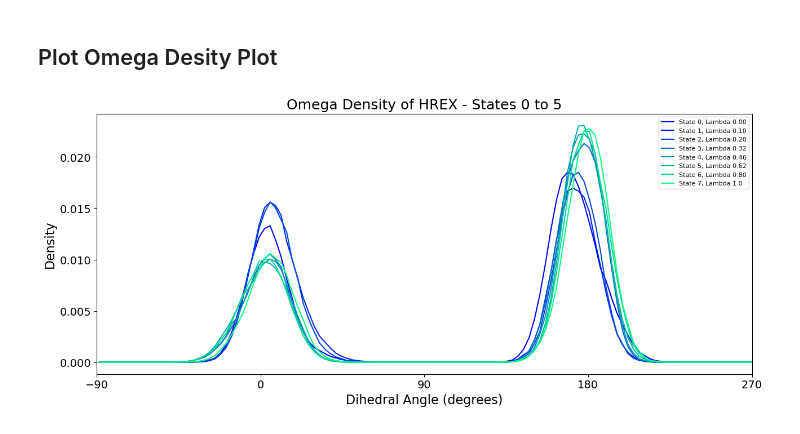
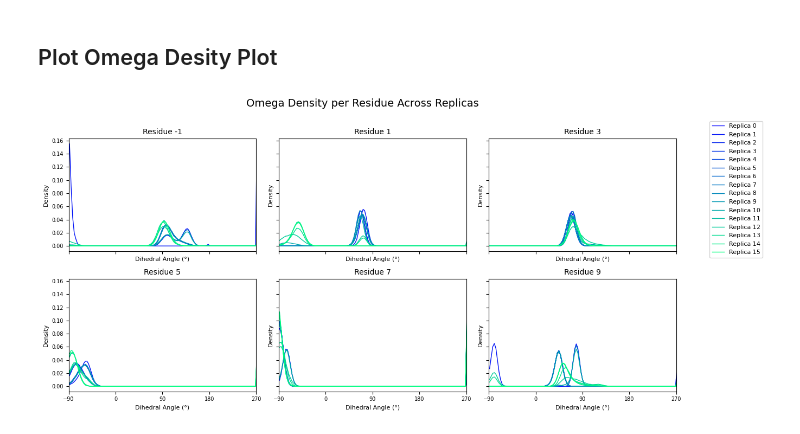
Before and after one commit to vvoelz/nspe-oligomers, a Jupyter notebook: peptoid/nspe_7_2/analysis/traj_analysis.ipynb, the cells around one changed output. Saved outputs shown, nothing was run; the diff lists cells and outputs as text; code cells hidden in the pictures.

Commit message:
adding tracing the replicas across thermo lambda state in analysis scripts for nspe71 and nspe72

```diff
--- a/peptoid/nspe_7_2/analysis/traj_analysis.ipynb
+++ b/peptoid/nspe_7_2/analysis/traj_analysis.ipynb
@@ -393,12 +400,12 @@ num_residues = len(residues_to_plot)
 ShowPlots = True
 
 # Set default font sizes globally
-plt.rc('font', size=16)         # controls default text sizes
-plt.rc('axes', titlesize=18)    # fontsize of the axes title
-plt.rc('axes', labelsize=16)    # fontsize of the x and y labels
-plt.rc('xtick', labelsize=14)   # fontsize of the tick labels
-plt.rc('ytick', labelsize=14)   # fontsize of the tick labels
-plt.rc('legend', fontsize=18)   # legend fontsize
+plt.rc('font', size=8)         # controls default text sizes
+plt.rc('axes', titlesize=9)    # fontsize of the axes title
+plt.rc('axes', labelsize=8)    # fontsize of the x and y labels
+plt.rc('xtick', labelsize=7)   # fontsize of the tick labels
+plt.rc('ytick', labelsize=7)   # fontsize of the tick labels
+plt.rc('legend', fontsize=9)   # legend fontsize
 
 # Plot omega angles vs time for selected residues for each replica
 for i in [0, 10]:
@@ -531,4 +545,4 @@ state 5:, (20001, 6)
 # %%
-current_state = np.arange(0, 8, 1).tolist()
+current_state = np.arange(0, state_num, 1).tolist()
 current_state
 # %% [output]
@@ -536,9 +550,4 @@ current_state
 # %%
-HREX_dir = '..'
-HREX_list = [f"HREX_{i}" for i in range(1, 2)]
-
-current_state = np.arange(0, 8, 1).tolist()
-
 pattern = 'Repl ex'
 output_file = 'replica_indices.dat'
 
@@ -706,34 +785,57 @@ Saved at: traj_data/Omega_angles_vs_Time_Replica_7_in_19AE1-4-A.png
 # %% [markdown]
 ## Plot Omega Desity Plot
 # %%
-save_dir = 'traj_data'
-num_states = 8
-lambda_val = ['0.00',  '0.10',  '0.20',  '0.32',  '0.46',  '0.62',  '0.80',  '1.0' ]
+# Omega
+#residues_to_plot = np.arange(0, 12, 2).tolist()  # [0, 2, 4, 6, 8, 10]
+# Psi
+residues_to_plot = [x - 1 for x in np.arange(0, 12, 2)]
 
-fig, ax = plt.subplots(figsize=(15, 6))
-cmap = cm.get_cmap('winter', num_states)
-colors = [cmap(i) for i in range(num_states)]
+num_residues = len(residues_to_plot)
+num_replicas = all_omegas_by_replica.shape[0]
 
-for state in range(num_states):
-    omega = Data.load(f"{save_dir}/omegas_state{state}.pkl").array_list  # Load each state
-    combined_omega = np.vstack(omega)
-    combined_omega = (combined_omega + 90.0) % 360.0 - 90.0
+ShowPlots = True
 
-    bins = np.linspace(-90, 270, 120)
-    counts, bin_edges = np.histogram(combined_omega, bins=bins, density=True)
-    counts = np.concatenate([counts, counts[:1]])
-    bin_centers = 0.5 * (bin_edges[:-1] + bin_edges[1:])
-    bin_centers = np.append(bin_centers, bin_centers[0] + 360)
+# Plot settings
+fig, axes = plt.subplots(2, 3, figsize=(12, 6), sharex=True, sharey=True)
+axes = axes.flatten()
 
-    ax.plot(bin_centers, counts, color=colors[state], label=f'State {state}, Lambda {lambda_val[state]}')
+cmap = cm.get_cmap('winter', num_replicas)
+colors = [cmap(i) for i in range(num_replicas)]
 
-ax.set_title('Omega Density of HREX - States 0 to 5')
-ax.set_xlabel('Dihedral Angle (degrees)')
-ax.set_ylabel('Density')
-ax.set_xlim([-90, 270])
-ax.set_xticks([-90, 0, 90, 180, 270])
-ax.legend(loc='best', fontsize=8)
+bins = np.linspace(-90, 270, 120)
 
-plt.show()
+for idx, residue in enumerate(residues_to_plot):
+    ax = axes[idx]
+    for i in range(num_replicas):
+        omega_values = all_omegas_by_replica[i, :, residue].flatten()
+        hist, bin_edges = np.histogram(omega_values, bins=bins, density=True)
+
+        # Close the histogram for circular plotting
+        hist = np.append(hist, hist[0])
+        bin_centers = 0.5 * (bin_edges[:-1] + bin_edges[1:])
+        bin_centers = np.append(bin_centers, bin_centers[0] + 360)
+
+        ax.plot(bin_centers, hist, color=colors[i], label=f'Replica {i}', lw=1)
+
+    ax.set_title(f'Residue {residue}', fontsize=10)
+    ax.set_xlabel('Dihedral Angle (°)')
+    ax.set_ylabel('Density')
+    ax.set_xlim([-90, 270])
+    ax.set_xticks([-90, 0, 90, 180, 270])
+
+fig.suptitle('Omega Density per Residue Across Replicas', fontsize=14)
+fig.tight_layout(rect=[0, 0, 1, 0.96])
+
+# Add one legend outside the plot
+fig.legend([f'Replica {i}' for i in range(num_replicas)], loc='upper right', bbox_to_anchor=(1.12, 0.92), fontsize=8)
+
+# Save or show
+if ShowPlots:
+    plt.show()
+else:
+    outfilename = 'traj_data/Omega_Density_per_Residue_Over_Replicas.pdf'
+    plt.savefig(outfilename, format='pdf', dpi=600, bbox_inches='tight', transparent=True)
+    print(f"Saved at: {outfilename}")
+    plt.clf()
 # %% [output]
-[figure, old version]
+[figure, new version]
```
Also changed, not shown: parts of 20 cells of this notebook, 1 other file.
